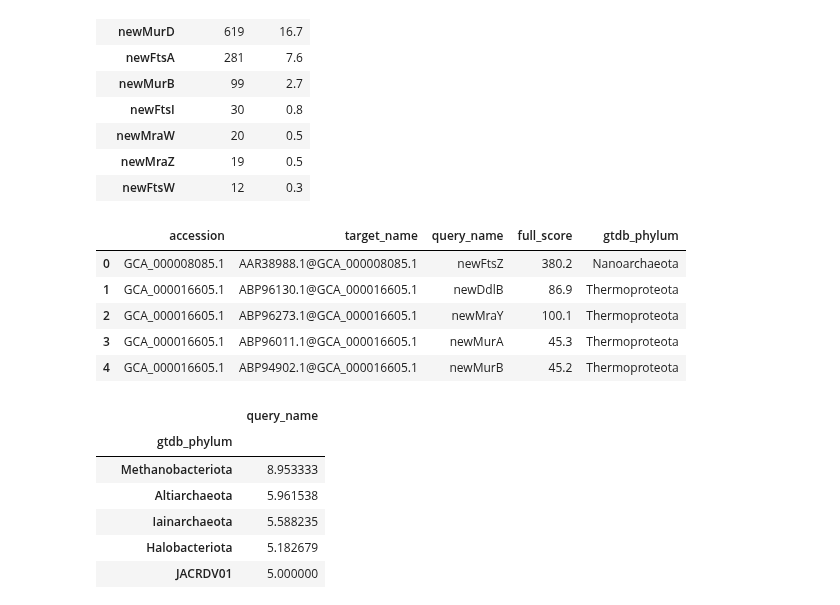
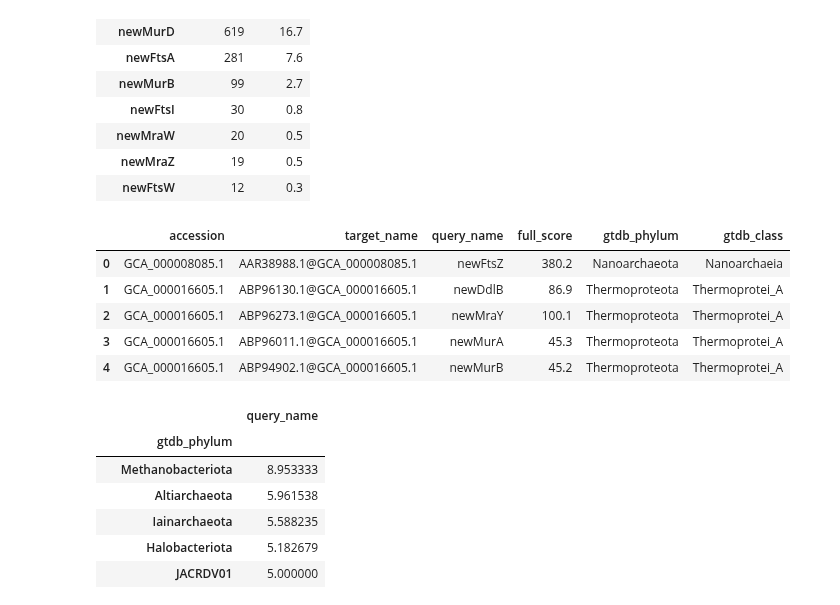
Before and after one commit to srom/archaea-vs-bacteria, a Jupyter notebook: notebook/pg_synthesis_pathways.ipynb, the cells around one changed output. Cells and saved outputs as stored; diff of their text form; code cells hidden in the pictures.

```diff
--- a/notebook/pg_synthesis_pathways.ipynb
+++ b/notebook/pg_synthesis_pathways.ipynb
@@ -84,22 +84,22 @@ grouped_df
 # %%
 top_hits_with_phylum = pd.merge(
     top_hits,
     gtdb_metadata[
         gtdb_metadata['domain'] == 'Archaea'
     ].reset_index()[
-        ['ncbi_accession', 'gtdb_phylum']
+        ['ncbi_accession', 'gtdb_phylum', 'gtdb_class']
     ].rename(columns={'ncbi_accession': 'accession'}),
     on='accession',
     how='left',
 )
 top_hits_with_phylum.head()
 # %% [output]
-|  | accession | target_name | query_name | full_score | gtdb_phylum |
-| 0 | GCA_000008085.1 | AAR38988.1@GCA_000008085.1 | newFtsZ | 380.2 | Nanoarchaeota |
-| 1 | GCA_000016605.1 | ABP96130.1@GCA_000016605.1 | newDdlB | 86.9 | Thermoproteota |
-| 2 | GCA_000016605.1 | ABP96273.1@GCA_000016605.1 | newMraY | 100.1 | Thermoproteota |
-| 3 | GCA_000016605.1 | ABP96011.1@GCA_000016605.1 | newMurA | 45.3 | Thermoproteota |
-| 4 | GCA_000016605.1 | ABP94902.1@GCA_000016605.1 | newMurB | 45.2 | Thermoproteota |
+|  | accession | target_name | query_name | full_score | gtdb_phylum | gtdb_class |
+| 0 | GCA_000008085.1 | AAR38988.1@GCA_000008085.1 | newFtsZ | 380.2 | Nanoarchaeota | Nanoarchaeia |
+| 1 | GCA_000016605.1 | ABP96130.1@GCA_000016605.1 | newDdlB | 86.9 | Thermoproteota | Thermoprotei_A |
+| 2 | GCA_000016605.1 | ABP96273.1@GCA_000016605.1 | newMraY | 100.1 | Thermoproteota | Thermoprotei_A |
+| 3 | GCA_000016605.1 | ABP96011.1@GCA_000016605.1 | newMurA | 45.3 | Thermoproteota | Thermoprotei_A |
+| 4 | GCA_000016605.1 | ABP94902.1@GCA_000016605.1 | newMurB | 45.2 | Thermoproteota | Thermoprotei_A |
 # %%
 top_hits_with_phylum[
     ['gtdb_phylum', 'query_name', 'accession']
```
Also changed, not shown: parts of 11 cells of this notebook.
